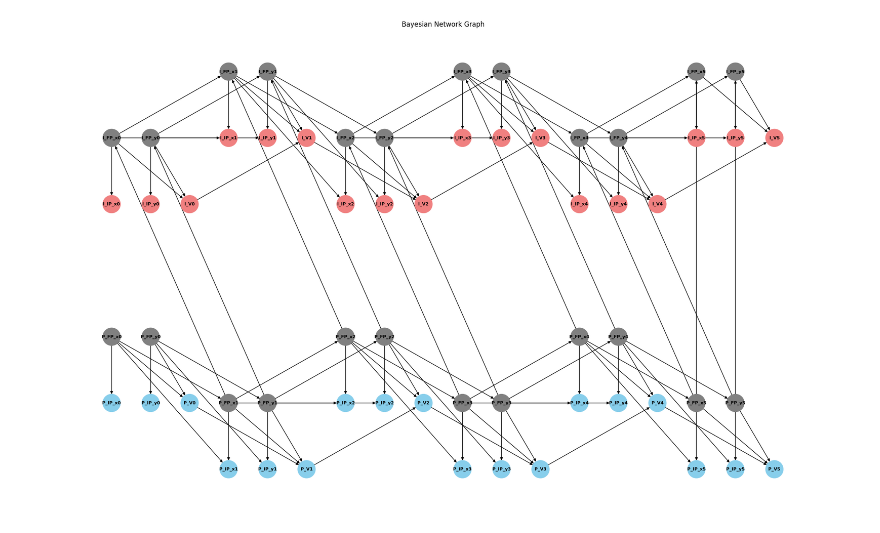
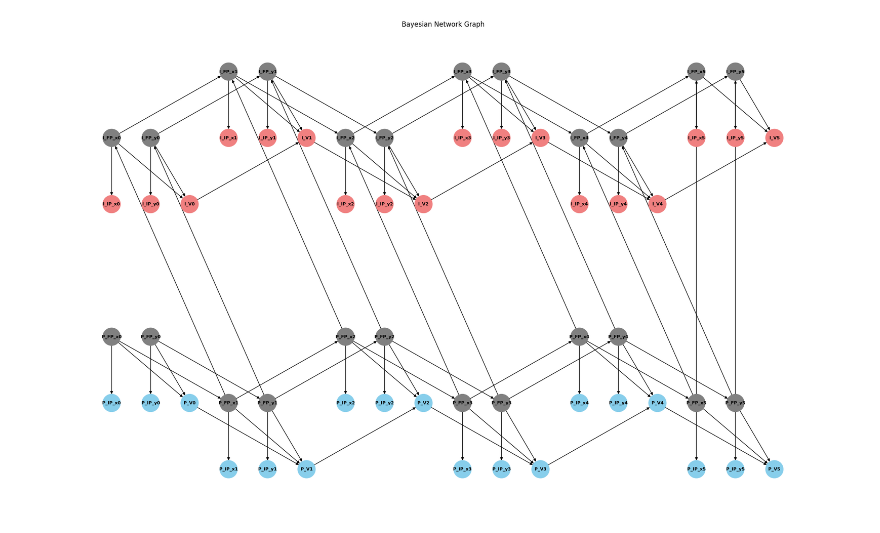
Before and after one commit to SuvarnPillay/Research-Project, a Jupyter notebook: PHASE_3/1 Starting files/2d.ipynb, the cells around one changed output. Drawn from its saved outputs; the diff is of its cells as text; code cells hidden in the pictures.

```diff
--- a/PHASE_3/1 Starting files/2d.ipynb
+++ b/PHASE_3/1 Starting files/2d.ipynb
@@ -102,38 +102,38 @@ for i in range(6):
 
     if i < 5:
         # Connect corresponding nodes between time slices for projectile and interceptor
         GT.add_edges_from([
             # Projectile time slice connections for x and y positions
             (f'P_FP_x{i}', f'P_FP_x{i + 1}'),
-            (f'P_FP_x{i}', f'P_IP_x{i + 1}'),
+            # (f'P_FP_x{i}', f'P_IP_x{i + 1}'),
             (f'P_FP_y{i}', f'P_FP_y{i + 1}'),
-            (f'P_FP_y{i}', f'P_IP_y{i + 1}'),
+            # (f'P_FP_y{i}', f'P_IP_y{i + 1}'),
             (f'P_V{i}', f'P_V{i + 1}'),
 
             # Interceptor time slice connections for x and y positions
             (f'I_FP_x{i}', f'I_FP_x{i + 1}'),
-            (f'I_FP_x{i}', f'I_IP_x{i + 1}'),
+            # (f'I_FP_x{i}', f'I_IP_x{i + 1}'),
             (f'I_FP_y{i}', f'I_FP_y{i + 1}'),
-            (f'I_FP_y{i}', f'I_IP_y{i + 1}'),
+            # (f'I_FP_y{i}', f'I_IP_y{i + 1}'),
             (f'I_V{i}', f'I_V{i + 1}')
         ])
 
         # Edge between projectile and interceptor across time slices
         GT.add_edges_from([
             (f'P_FP_x{i + 1}', f'I_FP_x{i}'),
             (f'P_FP_y{i + 1}', f'I_FP_y{i}')
         ])
 
 # Final edges to ensure convergence at the last time slice
 GT.add_edges_from([
     (f'P_FP_x{5}', f'I_FP_x{5}'),
     (f'P_FP_y{5}', f'I_FP_y{5}')
 ])
 
 
 visualise(GT, pos)
 # %% [output]
-[figure, old version]
+[figure, new version]
 # %%
 for i in range(6):
     if i == 0:
```
Also changed, not shown: parts of 5 cells of this notebook.
